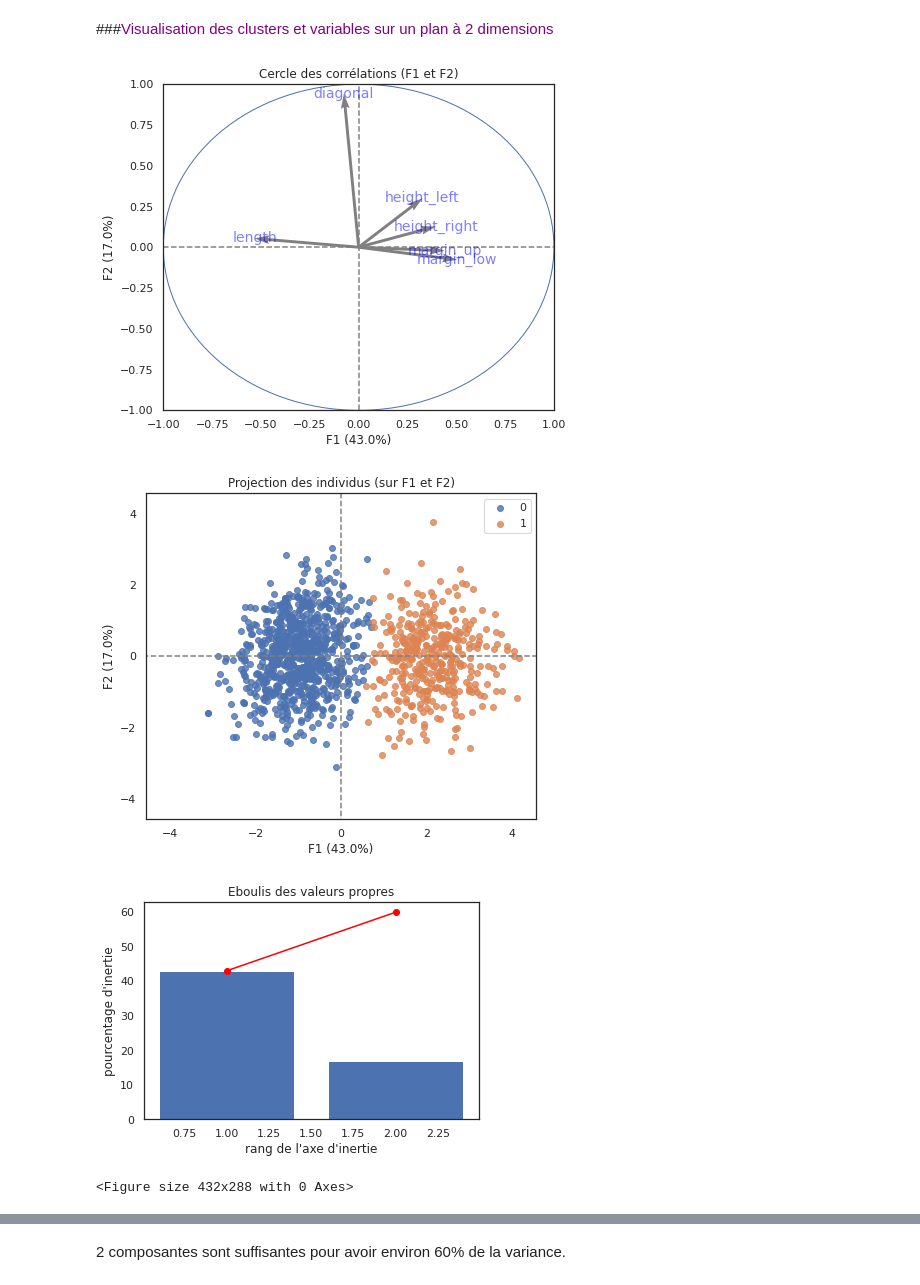
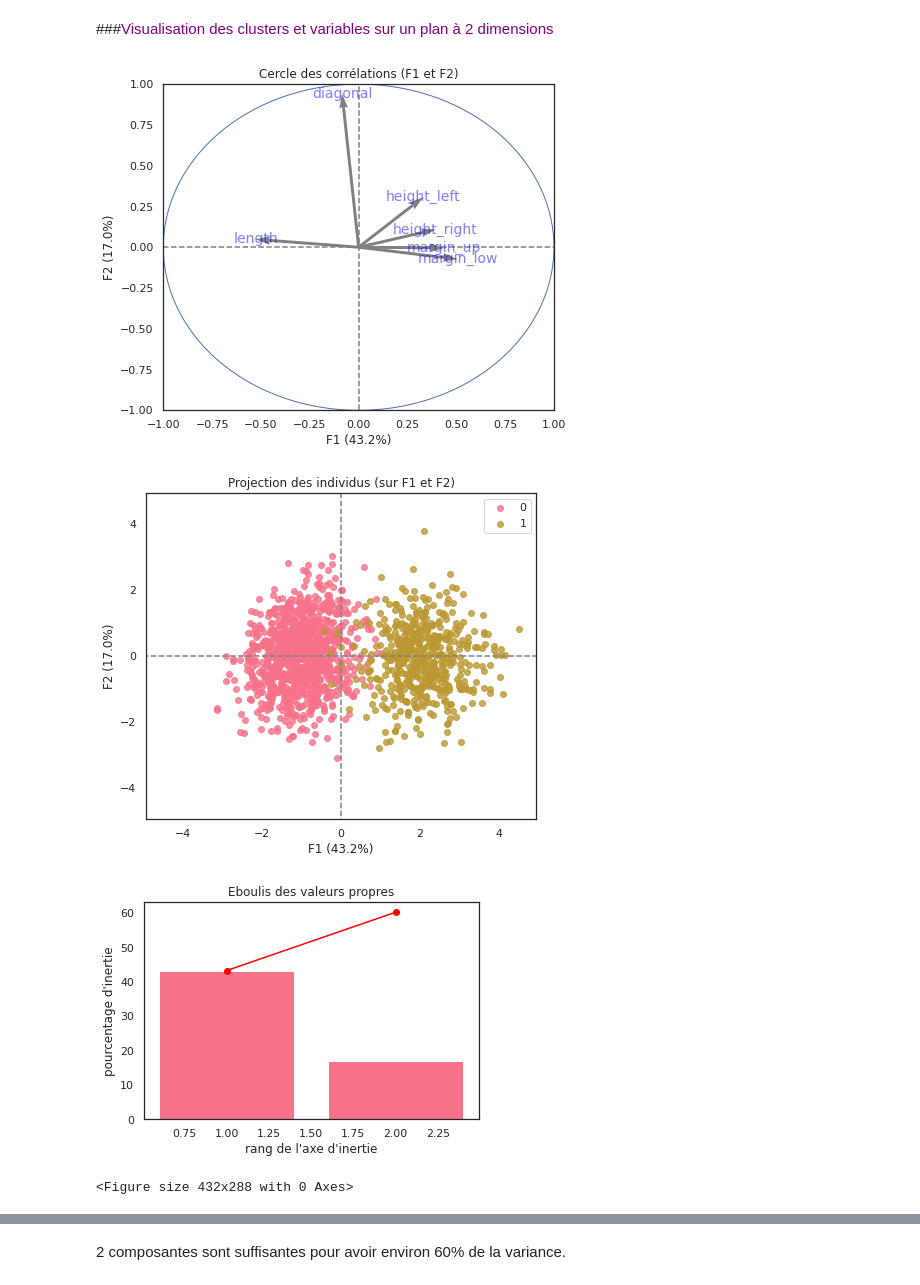
Before and after one commit to Randasabag/Detectez-des-faux-billets-avec-R-ou-Python, a Jupyter notebook: P10.ipynb, the cells around one changed output, grey strips where cells are left out. Saved outputs shown, nothing was run; the diff lists cells and outputs as text; code cells hidden in the pictures.

```diff
--- a/P10.ipynb
+++ b/P10.ipynb
@@ -1265,3 +1252,12 @@ weighted avg       0.99      0.99      0.99       300
 # **<font color='indianred'>Partie 6 : Classification non supervisée</font>**
 # %% [markdown]
 ## <a name="C27"><font color='LightSeaGreen'>KMEANS</font></a>
+# %%
+# préparation des données pour le clustering
+X = df_billets_final[variables].values
+code_billet = df_billets_final.index
+# Centrage et Réduction
+std_scale = preprocessing.StandardScaler().fit(X)
+X_scaled = std_scale.transform(X)
+nature_billet = df_billets_final.nature
+X
@@ -1278,10 +1282,10 @@ silhouettes = []
 for k in range(2, 10):
     #Création et ajustement d'un modèle pour chaque k
     cls = KMeans(n_clusters=k)
-    cls.fit(X_train)
+    cls.fit(X_scaled)
 
     #Stockage des coefficients associés
-    silh = metrics.silhouette_score(X_train, cls.labels_)
+    silh = metrics.silhouette_score(X_scaled, cls.labels_)
     silhouettes.append(silh)
 
 #Visualisation des valeurs de coefficient de silhouette pour chaque nombre de cluster
@@ -1300,5 +1304,9 @@ from sklearn.cluster import KMeans
 
 #Création du modèle k-means
 kmeans = KMeans(n_clusters=2, n_init=300, init='k-means++', random_state=42)
-kmeans
+kmeans.fit(X_scaled)
+
+# Détermine à quel cluster appartient chaque point (kmeans.labels_)
+clusters =  kmeans.predict(X_scaled)
+clusters
 # %% [output]
@@ -1406,35 +1376,35 @@ df_cent
 # %%
 from sklearn.decomposition import PCA
 from sklearn import decomposition, preprocessing
 
 n_comp=2
 
 # Création du PCA pour réduire les données à 2 dimensions pour la visualisation
 pca = PCA(n_components=n_comp)
-pca.fit(X_train)
+pca.fit(X_scaled)
 
 # Cercle des corrélations
 from functions import display_circles
 pcs = pca.components_
 display_circles(pcs, n_comp, pca, [(0,1),(2,3)], labels = np.array(df_billets_final[variables].columns))
 
 # Projection des individus (nouvel espace vectoriel)
-X_projected = pca.transform(X_train)
+X_projected = pca.transform(X_scaled)
 
 # Affiche un scatter plot des points des data dans le nouvel espace vectoriel
 from functions import display_factorial_planes
-display_factorial_planes(X_projected, n_comp, pca, [(0,1),(2,3)], labels=None, illustrative_var = kmeans.labels_, alpha = 0.8)
+display_factorial_planes(X_projected, n_comp, pca, [(0,1),(2,3)], labels=None, illustrative_var = df_billets_final.nature, alpha = 0.8)
 
 # Eboulis des valeurs propres
 from functions import display_scree_plot
 display_scree_plot(pca)
 
 plt.savefig("PCA.png")
 plt.show()
 # %% [output]
-[figure, old version]
+[figure, new version]
-[figure, old version]
+[figure, new version]
-[figure, old version]
+[figure, new version]
 <Figure size 432x288 with 0 Axes>
 # %%
 X_projected
```
Also changed, not shown: parts of 56 cells of this notebook.
